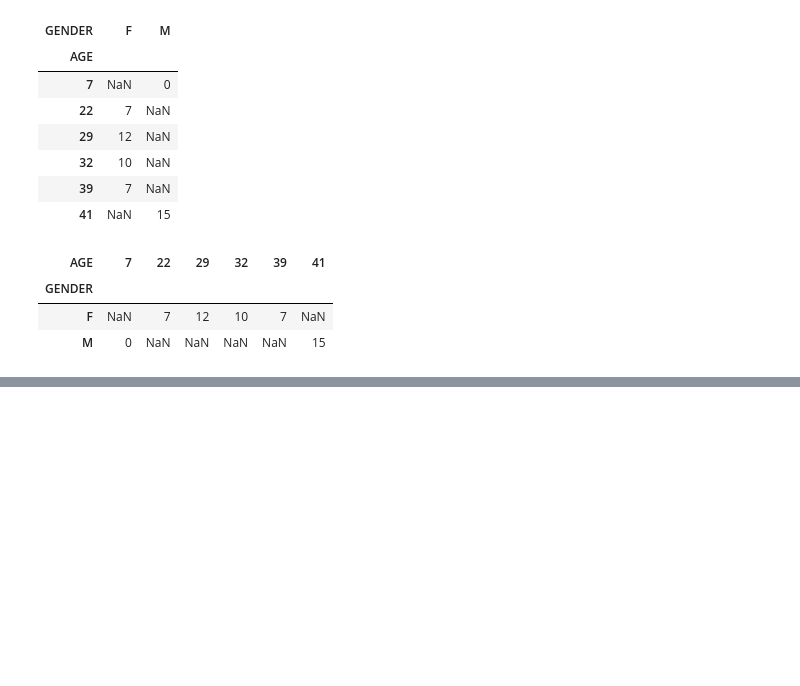
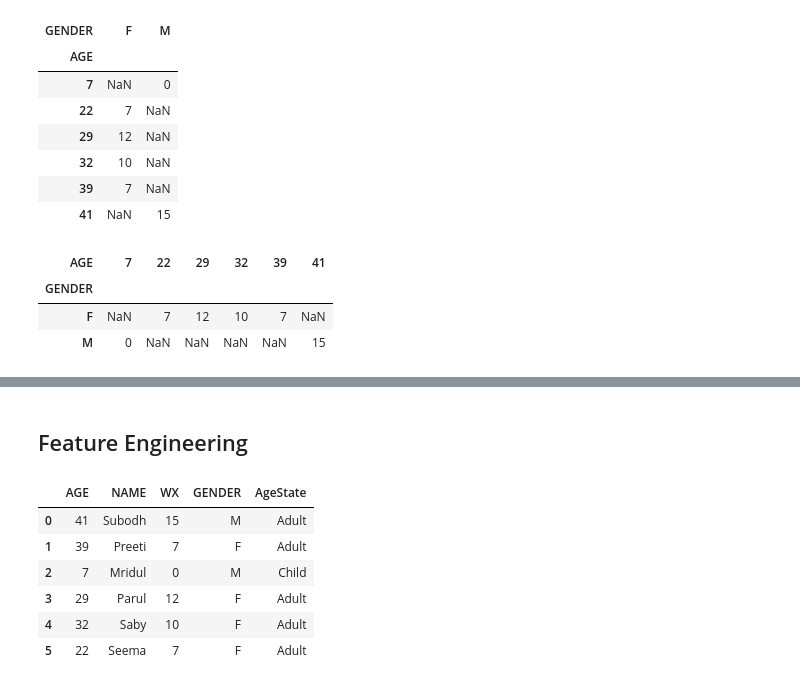
Before and after one commit to isubodh/DataAnalysis, a Jupyter notebook: notebooks/Pandas DataFrame basix.ipynb, the cells around one changed output, grey strips where cells are left out. Saved outputs shown, nothing was run; the diff lists cells and outputs as text; code cells hidden in the pictures; blank space fills up the shorter version.

Commit message:
Added feature engineering steps

```diff
--- a/notebooks/Pandas DataFrame basix.ipynb
+++ b/notebooks/Pandas DataFrame basix.ipynb
@@ -188,0 +201,15 @@ df.pivot_table(index='GENDER', columns='AGE', values='WX', aggfunc='sum')
+# %% [markdown]
+## Feature Engineering
+# %%
+import numpy as np
+## Adding a feature based on existing data
+df['AgeState'] = np.where(df['AGE'] >= 18, 'Adult', 'Child')
+df
+# %% [output]
+|  | AGE | NAME | WX | GENDER | AgeState |
+| 0 | 41 | Subodh | 15 | M | Adult |
+| 1 | 39 | Preeti | 7 | F | Adult |
+| 2 | 7 | Mridul | 0 | M | Child |
+| 3 | 29 | Parul | 12 | F | Adult |
+| 4 | 32 | Saby | 10 | F | Adult |
+| 5 | 22 | Seema | 7 | F | Adult |
```
Also changed, not shown: parts of 13 cells of this notebook.
